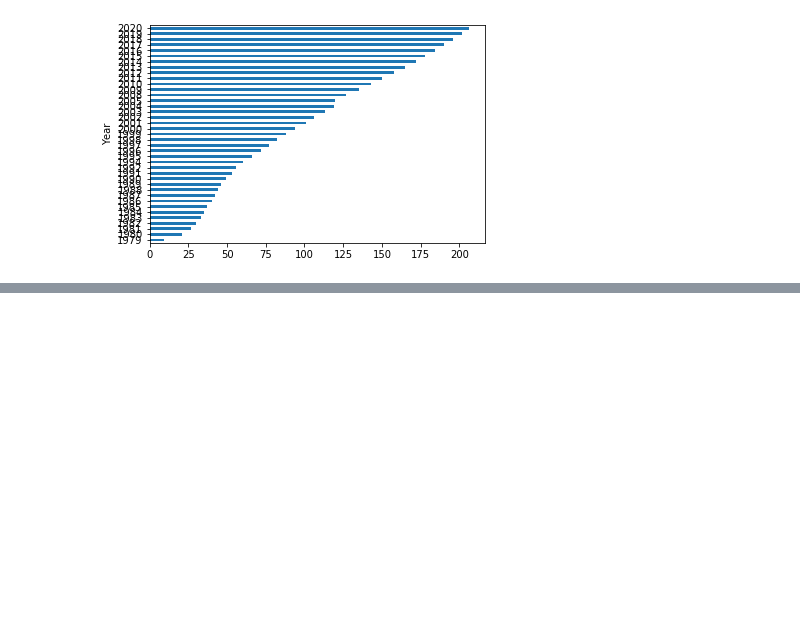
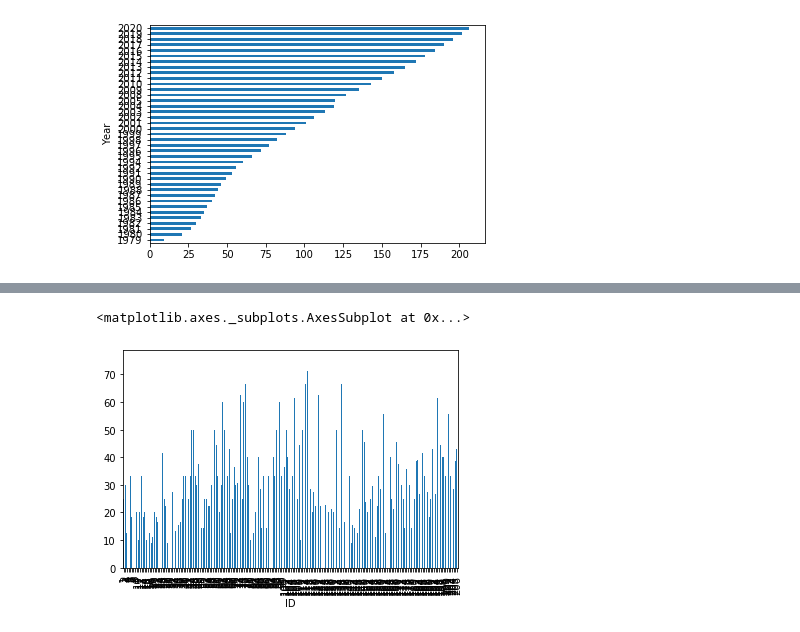
Before and after one commit to Lisa-Ho/three-investigators, a Jupyter notebook: notebooks/three-investigators-part-II.ipynb, the cells around one changed output, grey strips where cells are left out. Drawn from its saved outputs; the diff is of its cells as text; code cells hidden in the pictures; blank space fills up the shorter version.

Commit message:
added gender information to meta table ++ changed all column names to lower case

```diff
--- a/notebooks/three-investigators-part-II.ipynb
+++ b/notebooks/three-investigators-part-II.ipynb
@@ -246,0 +224,10 @@ years.set_index("Year")["ID_last"].plot(kind='barh')
+# %%
+## calculate gender roles by episode
+no_main = (actors["Narrator"] == 0) & (actors["Main_actor"] == 0)
+gender_balance = actors.loc[no_main].groupby(["ID", "Gender"])["Role"].count()
+gender_balance = pd.DataFrame(gender_balance).unstack().fillna(0).reset_index("ID")
+gender_balance.columns = gender_balance.columns.droplevel(level=0)
+gender_balance["total"] = gender_balance[["female", "male"]].sum(axis=1)
+gender_balance["female_ratio"] = round(gender_balance["female"] / gender_balance["total"] * 100, 1)
+gender_balance = gender_balance.rename(columns={"": "ID"})
+gender_balance
@@ -246,0 +248,6 @@ years.set_index("Year")["ID_last"].plot(kind='barh')
+# %%
+#number of episodes over time
+gender_balance.set_index("ID")["female_ratio"].plot(kind='bar')
+# %% [output]
+<matplotlib.axes._subplots.AxesSubplot at 0x...>
+[figure, added]
```
Also changed, not shown: parts of 32 cells of this notebook.
